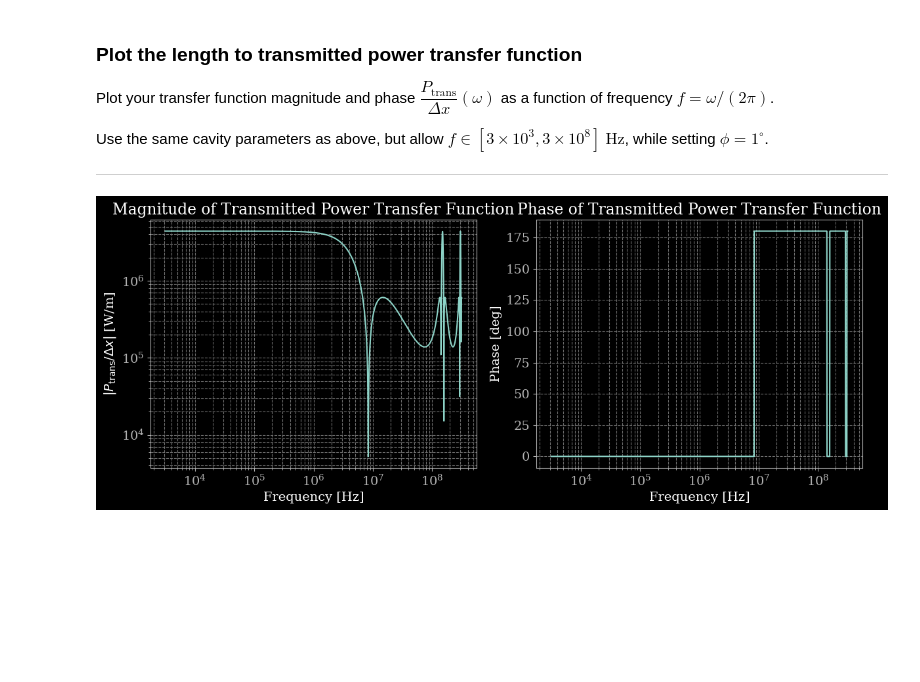
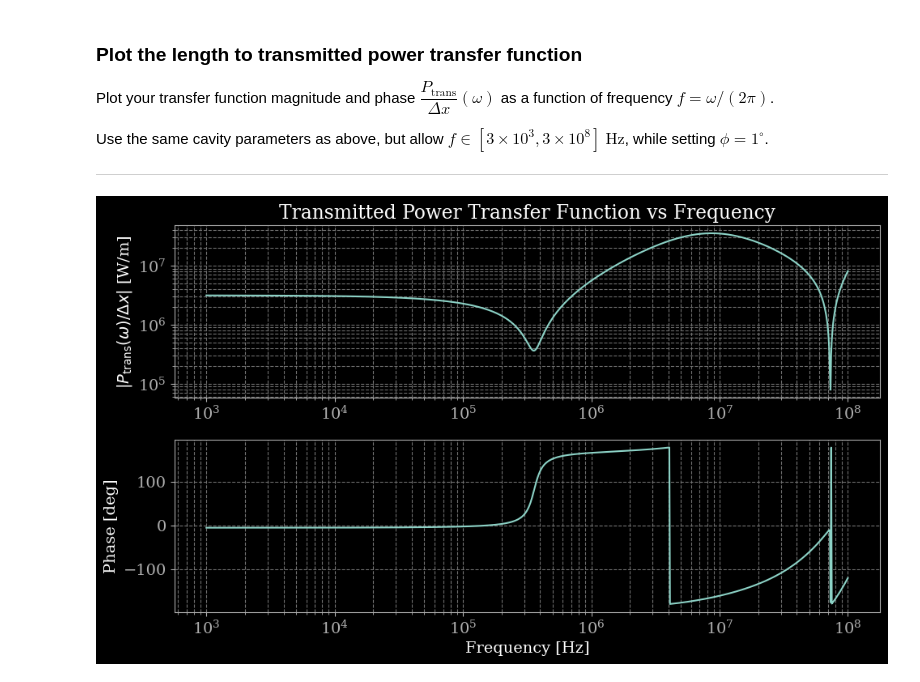
Before and after one commit to breckmeagher/lasers-and-optomechanics-homework-solutions, a Jupyter notebook: submissions/04_hw_dither_locking_pdh_mich_and_fpmi.ipynb, the cells around one changed output. Saved outputs shown, nothing was run; the diff lists cells and outputs as text; code cells hidden in the pictures; blank space fills up the shorter version.

```diff
--- a/submissions/04_hw_dither_locking_pdh_mich_and_fpmi.ipynb
+++ b/submissions/04_hw_dither_locking_pdh_mich_and_fpmi.ipynb
@@ -21,7 +21,9 @@ This is the fourth homework assignment for *Lasers and Optomechanics* at Syracus
 import numpy as np
 import matplotlib as mpl
 import matplotlib.pyplot as plt
+import sympy as sp
 
+plt.style.use('dark_background')
 fontsize = 14
 mpl.rcParams.update(
     {
@@ -430,64 +379,33 @@ Use the same cavity parameters as above, but allow $f \in [3 \times 10^3, 3 \tim
 
 ---
 # %%
-import numpy as np
-import matplotlib.pyplot as plt
+# carrier phase
+phi = np.deg2rad(1)    # 1 degree in radians
 
-# ---------------------------
-# Cavity parameters
-L = 1.0             # m
-Pin = 1.0           # W
-T1 = 0.3
-T2 = 0.3
-R1 = 1 - T1
-R2 = 1 - T2
-lambda0 = 1064e-9
-k = 2 * np.pi / lambda0
-phi_deg = 1.0
-phi = np.deg2rad(phi_deg)
+# frequencies
+f = np.logspace(3, 8, 1000)   # Hz
+omega_mod = 2 * np.pi * f     # rad/s
 
-c = 3e8  # m/s
+P_demod = P_trans_over_DeltaX_freq(phi, omega_mod)
 
-# Frequency range
-f = np.logspace(3.5, 8.5, 2000)  # 3e3 to 3e8 Hz
-omega = 2 * np.pi * f
-eta = omega * L / c
+# plot
+plt.figure(figsize=(10,6))
 
-# ---------------------------
-# Carrier transmitted field
-Etrans0 = np.sqrt(Pin) * np.sqrt(T1*T2) * np.sqrt(R2) / (1 - np.sqrt(R1*R2) * np.exp(-2j*phi))
-
-# ---------------------------
-# Sidebands transmitted field
-Etrans_usb = 1j * k * np.sqrt(T2) * np.sqrt(R2) * np.sqrt(T1) * np.sqrt(Pin) / (1 - np.sqrt(R1*R2) * np.exp(-2j*phi)) / (1 - np.sqrt(R1*R2) * np.exp(-2j*(phi + eta)))
-Etrans_lsb = 1j * k * np.sqrt(T2) * np.sqrt(R2) * np.sqrt(T1) * np.sqrt(Pin) / (1 - np.sqrt(R1*R2) * np.exp(-2j*phi)) / (1 - np.sqrt(R1*R2) * np.exp(-2j*(phi - eta)))
-
-# Linear response per dx (drop Δx for plotting per unit dx)
-Ptrans_per_dx = 2 * np.real(np.conjugate(Etrans0) * (Etrans_usb + Etrans_lsb))
-
-# ---------------------------
-# Magnitude and phase
-Pmag = np.abs(Ptrans_per_dx)
-Pphase = np.angle(Ptrans_per_dx)
-
-# ---------------------------
-# Plot
-plt.figure(figsize=(12,5))
-plt.subplot(1,2,1)
-plt.loglog(f, Pmag)
-plt.xlabel('Frequency [Hz]')
-plt.ylabel(r'$|P_\mathrm{trans}/\Delta x|$ [W/m]')
-plt.title('Magnitude of Transmitted Power Transfer Function')
+# magnitude
+plt.subplot(2,1,1)
+plt.loglog(f, np.abs(P_demod))
+plt.ylabel(r'$|P_\mathrm{trans}(\omega)/\Delta x|$ [W/m]')
+plt.title('Transmitted Power Transfer Function vs Frequency')
 plt.grid(True, which='both', ls='--')
 
-plt.subplot(1,2,2)
-plt.semilogx(f, np.degrees(Pphase))
+# phase
+plt.subplot(2,1,2)
+plt.semilogx(f, np.angle(P_demod, deg=True))
 plt.xlabel('Frequency [Hz]')
-plt.ylabel('Phase [deg]')
-plt.title('Phase of Transmitted Power Transfer Function')
+plt.ylabel(r'Phase [deg]')
 plt.grid(True, which='both', ls='--')
 
 plt.tight_layout()
 plt.show()
 # %% [output]
-[figure, old version]
+[figure, new version]
```
Also changed, not shown: parts of 27 cells of this notebook.
